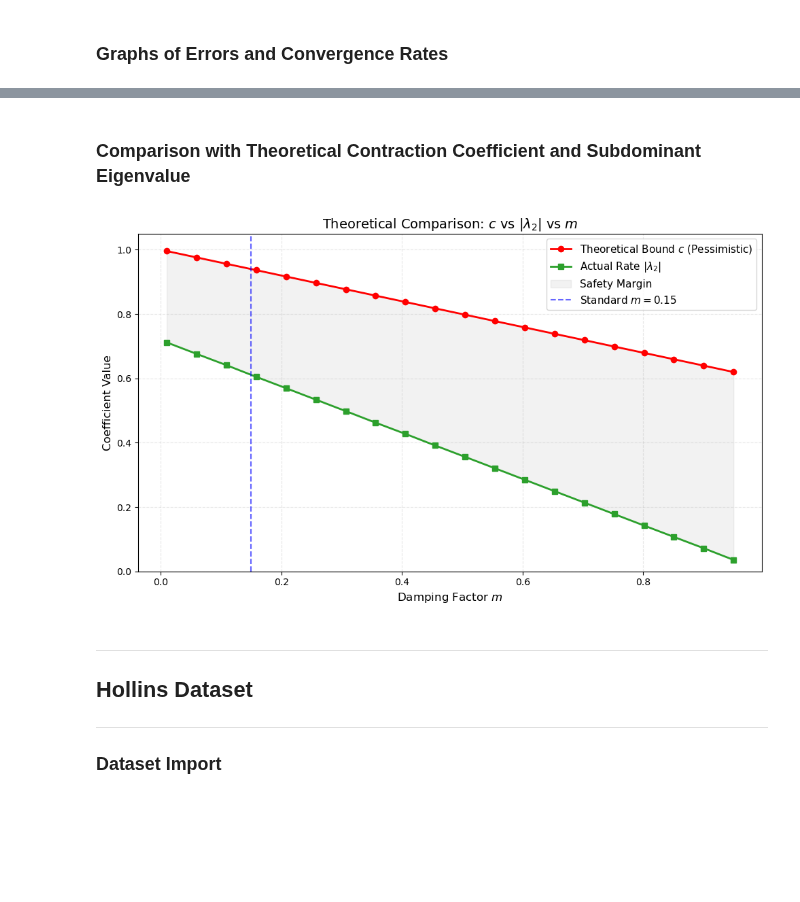
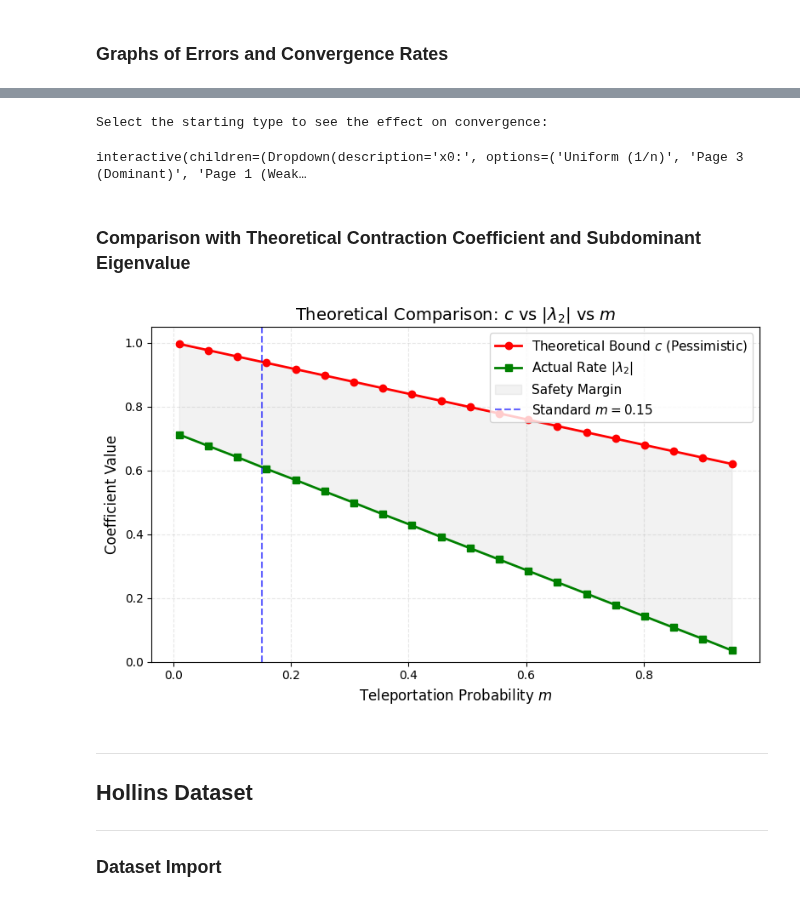
Before and after one commit to giorgiozoccatelli/ComputationalLinearAlgebra, a Jupyter notebook: PageRank/es11.ipynb, the cells around one changed output, grey strips where cells are left out. Drawn from its saved outputs; the diff is of its cells as text; code cells hidden in the pictures; blank space fills up the shorter version.

```diff
--- a/PageRank/es11.ipynb
+++ b/PageRank/es11.ipynb
@@ -609,3 +542,69 @@ interactive(children=(Dropdown(description='x0:', options=('Uniform (1/n)', 'Pag
+# %%
+def plot_interactive_analysis(A, start_strategy):
+
+    n = A.shape[0]
+    if start_strategy == 'Uniform (1/n)':
+        x0 = np.ones(n) / n
+    elif start_strategy == 'Page 3 (Dominant)':
+        x0 = np.zeros(n); x0[2] = 1.0
+    elif start_strategy == 'Page 1 (Weak)':
+        x0 = np.zeros(n); x0[0] = 1.0
+    elif start_strategy == 'Random':
+        np.random.seed(42)
+        x0 = np.random.rand(n); x0 /= x0.sum()
+
+
+    errors, ratios = run_simulation(M, x0, v0, steps=60)
+    ratios_arr = np.array(ratios)
+    valid_ratios = ratios_arr[~np.isnan(ratios_arr)]
+
+    if len(valid_ratios) > 0:
+        lambda_2_est = valid_ratios[-1]
+    else:
+        lambda_2_est = 0.0
+
+    c_val = calculate_c(M)
+
+    k_vals = range(len(errors))
+
+
+    plt.figure(figsize=(8, 5))
+    plt.plot(k_vals, errors, 'o-', markersize=3, label=f'Start: {start_strategy}')
+    plt.yscale('log')
+    plt.title("Error's decay (log scale)")
+    plt.xlabel('Iteration k')
+    plt.ylabel('Error')
+    plt.grid(True, alpha=0.3)
+    plt.legend()
+    plt.show()
+
+    plt.figure(figsize=(8, 5))
+    plt.plot(k_vals[1:], ratios[1:], 'o-', color='orange', markersize=4, label='Observed Ratio')
+    plt.axhline(y=lambda_2_est, color='green', linestyle='--', label=f'|λ2| ≈ {lambda_2_est:.3f}')
+    plt.axhline(y=c_val, color='red', linestyle=':', label=f'Bound c = {c_val:.10f}')
+    plt.axhline(y=1-m, color='purple', linestyle='--', label=f'1 - m = {1 - m:.3f}')
+
+    plt.title('Convergence Rate')
+    plt.xlabel('Iteration k')
+    plt.ylim(0.5, 1.0)
+    plt.legend()
+    plt.grid(True, alpha=0.3)
+
+    plt.savefig("convergence rate", dpi=300, bbox_inches='tight')
+
+
+print("Select the starting type to see the effect on convergence:")
+interact(plot_interactive_analysis,
+        A = fixed(A5),
+        start_strategy=widgets.Dropdown(
+            options=['Uniform (1/n)', 'Page 3 (Dominant)', 'Page 1 (Weak)', 'Random'],
+            value='Uniform (1/n)',
+            description='x0:'),
+
+        );
+# %% [output]
+Select the starting type to see the effect on convergence:
+interactive(children=(Dropdown(description='x0:', options=('Uniform (1/n)', 'Page 3 (Dominant)', 'Page 1 (Weak…
 # %% [markdown]
 ### Comparison with Theoretical Contraction Coefficient and Subdominant Eigenvalue
 # %%
@@ -623,36 +622,37 @@ def plot_theoretical_sensitivity(A):
         c_vals.append(calculate_c(M))
         v_target, _, _ = pagerank_power_method_classic(M, v0, tol=1e-16, max_iter=10000)
         x0 = np.ones(n) / n
         _, ratios = run_simulation(M, x0, v_target, steps=60)
         ratios_arr = np.array(ratios)
         valid_ratios = ratios_arr[~np.isnan(ratios_arr)]
         if len(valid_ratios) > 0:
             lambda2_vals.append(valid_ratios[-1])
         else:
             lambda2_vals.append(0.0)
 
 
-    plt.figure(figsize=(10, 6))
+    plt.figure(figsize=(8, 5))
     plt.plot(m_values, c_vals, 'o-', color= 'red', linewidth=2, label=r'Theoretical Bound $c$ (Pessimistic)')
-    plt.plot(m_values, lambda2_vals, 's-', color='#2ca02c', linewidth=2, label=r'Actual Rate $|\lambda_2|$')
+    plt.plot(m_values, lambda2_vals, 's-', color='green' , linewidth=2, label=r'Actual Rate $|\lambda_2|$')
     plt.fill_between(m_values, c_vals, lambda2_vals, color='gray', alpha=0.1, label='Safety Margin')
     plt.axvline(0.15, color='blue', linestyle='--', alpha=0.6, label=r'Standard $m=0.15$')
 
 
     plt.title(r'Theoretical Comparison: $c$ vs $|\lambda_2|$ vs $m$', fontsize=14)
     plt.xlabel('Teleportation Probability $m$', fontsize=12)
     plt.ylabel('Coefficient Value', fontsize=12)
     plt.ylim(0, 1.05)
     plt.grid(True, alpha=0.3, linestyle='--')
     plt.legend(fontsize=11, loc='upper right')
 
     plt.tight_layout()
+    plt.savefig("theorical comparison", dpi=300, bbox_inches='tight')
     plt.show()
 
 
 plot_theoretical_sensitivity(A5)
 # %% [output]
-[figure, old version]
+[figure, new version]
 # %% [markdown]
 ---
 ## Hollins Dataset
```
Also changed, not shown: parts of 7 cells of this notebook, 4 other files.
